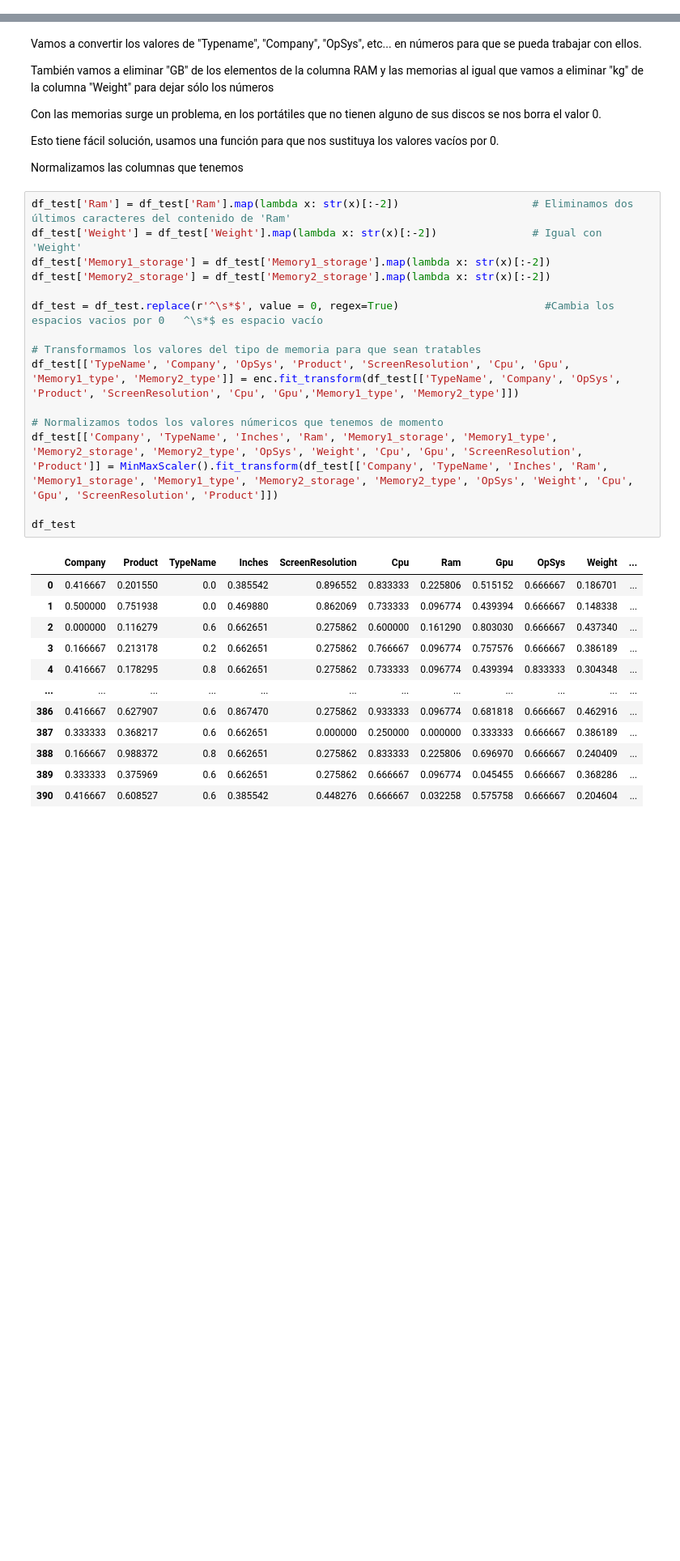
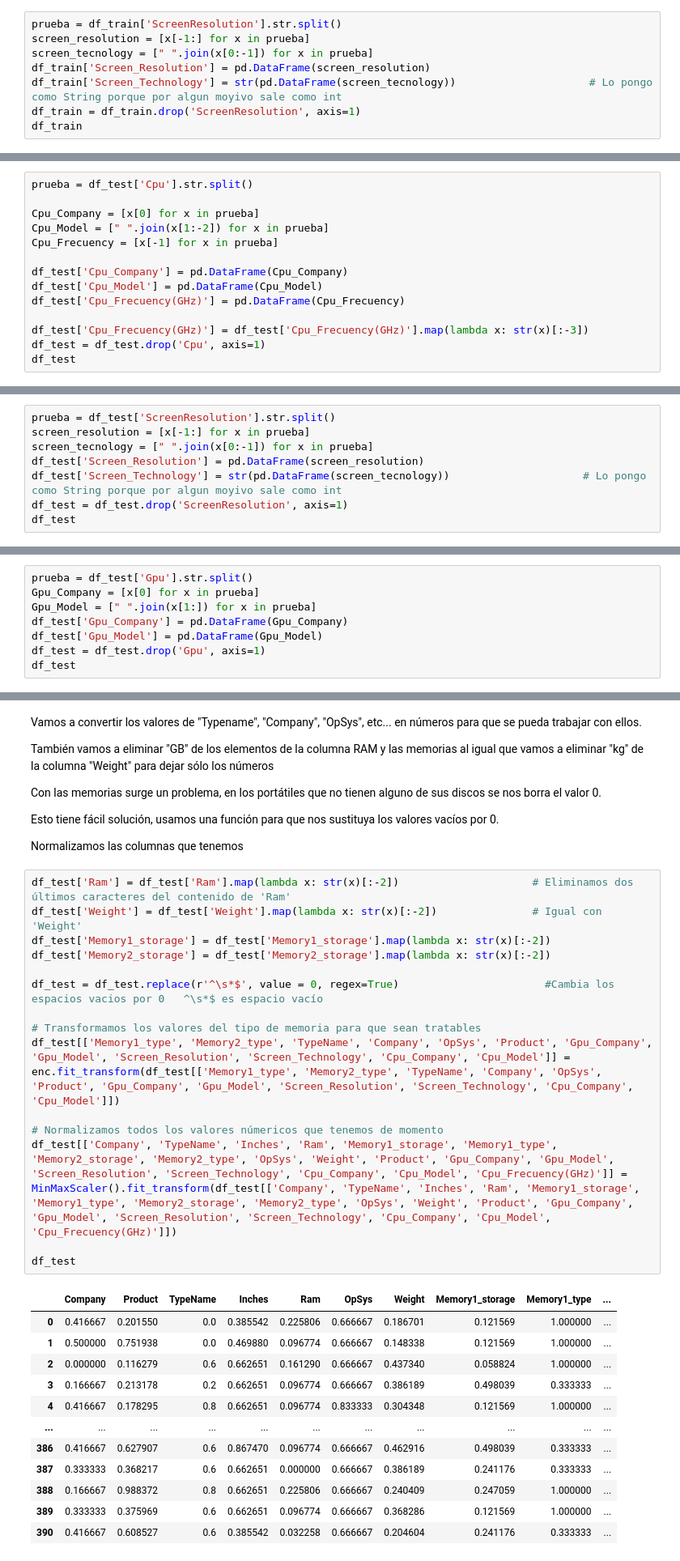
Before and after one commit to w-dan/ML-practica1, a Jupyter notebook: train_test.ipynb, the cells around one changed output, grey strips where cells are left out. Shown: that part at 81% size. Saved outputs shown, nothing was run; the diff lists cells and outputs as text; blank space fills up the shorter version.

```diff
--- a/train_test.ipynb
+++ b/train_test.ipynb
@@ -139,0 +189,8 @@ Esto tiene fácil solución, usamos una función para que nos sustituya los valo
+# %%
+prueba = df_train['ScreenResolution'].str.split()
+screen_resolution = [x[-1:] for x in prueba]
+screen_tecnology = [" ".join(x[0:-1]) for x in prueba]
+df_train['Screen_Resolution'] = pd.DataFrame(screen_resolution)
+df_train['Screen_Technology'] = str(pd.DataFrame(screen_tecnology))                     # Lo pongo como String porque por algun moyivo sale como int
+df_train = df_train.drop('ScreenResolution', axis=1)
+df_train
@@ -379,0 +384,14 @@ df_test
+# %%
+prueba = df_test['Cpu'].str.split()
+
+Cpu_Company = [x[0] for x in prueba]
+Cpu_Model = [" ".join(x[1:-2]) for x in prueba]
+Cpu_Frecuency = [x[-1] for x in prueba]
+
+df_test['Cpu_Company'] = pd.DataFrame(Cpu_Company)
+df_test['Cpu_Model'] = pd.DataFrame(Cpu_Model)
+df_test['Cpu_Frecuency(GHz)'] = pd.DataFrame(Cpu_Frecuency)
+
+df_test['Cpu_Frecuency(GHz)'] = df_test['Cpu_Frecuency(GHz)'].map(lambda x: str(x)[:-3])
+df_test = df_test.drop('Cpu', axis=1)
+df_test
@@ -379,0 +414,8 @@ df_test
+# %%
+prueba = df_test['ScreenResolution'].str.split()
+screen_resolution = [x[-1:] for x in prueba]
+screen_tecnology = [" ".join(x[0:-1]) for x in prueba]
+df_test['Screen_Resolution'] = pd.DataFrame(screen_resolution)
+df_test['Screen_Technology'] = str(pd.DataFrame(screen_tecnology))                     # Lo pongo como String porque por algun moyivo sale como int
+df_test = df_test.drop('ScreenResolution', axis=1)
+df_test
@@ -379,0 +438,8 @@ df_test
+# %%
+prueba = df_test['Gpu'].str.split()
+Gpu_Company = [x[0] for x in prueba]
+Gpu_Model = [" ".join(x[1:]) for x in prueba]
+df_test['Gpu_Company'] = pd.DataFrame(Gpu_Company)
+df_test['Gpu_Model'] = pd.DataFrame(Gpu_Model)
+df_test = df_test.drop('Gpu', axis=1)
+df_test
@@ -394,28 +474,28 @@ Normalizamos las columnas que tenemos
 # %%
 df_test['Ram'] = df_test['Ram'].map(lambda x: str(x)[:-2])                     # Eliminamos dos últimos caracteres del contenido de 'Ram'
 df_test['Weight'] = df_test['Weight'].map(lambda x: str(x)[:-2])               # Igual con 'Weight'
 df_test['Memory1_storage'] = df_test['Memory1_storage'].map(lambda x: str(x)[:-2])
 df_test['Memory2_storage'] = df_test['Memory2_storage'].map(lambda x: str(x)[:-2])
 
 df_test = df_test.replace(r'^\s*$', value = 0, regex=True)                       #Cambia los espacios vacios por 0   ^\s*$ es espacio vacío
 
 # Transformamos los valores del tipo de memoria para que sean tratables
-df_test[['TypeName', 'Company', 'OpSys', 'Product', 'ScreenResolution', 'Cpu', 'Gpu', 'Memory1_type', 'Memory2_type']] = enc.fit_transform(df_test[['TypeName', 'Company', 'OpSys', 'Product', 'ScreenResolution', 'Cpu', 'Gpu','Memory1_type', 'Memory2_type']])
+df_test[['Memory1_type', 'Memory2_type', 'TypeName', 'Company', 'OpSys', 'Product', 'Gpu_Company', 'Gpu_Model', 'Screen_Resolution', 'Screen_Technology', 'Cpu_Company', 'Cpu_Model']] = enc.fit_transform(df_test[['Memory1_type', 'Memory2_type', 'TypeName', 'Company', 'OpSys', 'Product', 'Gpu_Company', 'Gpu_Model', 'Screen_Resolution', 'Screen_Technology', 'Cpu_Company', 'Cpu_Model']])
 
 # Normalizamos todos los valores númericos que tenemos de momento
-df_test[['Company', 'TypeName', 'Inches', 'Ram', 'Memory1_storage', 'Memory1_type', 'Memory2_storage', 'Memory2_type', 'OpSys', 'Weight', 'Cpu', 'Gpu', 'ScreenResolution', 'Product']] = MinMaxScaler().fit_transform(df_test[['Company', 'TypeName', 'Inches', 'Ram', 'Memory1_storage', 'Memory1_type', 'Memory2_storage', 'Memory2_type', 'OpSys', 'Weight', 'Cpu', 'Gpu', 'ScreenResolution', 'Product']])
+df_test[['Company', 'TypeName', 'Inches', 'Ram', 'Memory1_storage', 'Memory1_type', 'Memory2_storage', 'Memory2_type', 'OpSys', 'Weight', 'Product', 'Gpu_Company', 'Gpu_Model', 'Screen_Resolution', 'Screen_Technology', 'Cpu_Company', 'Cpu_Model', 'Cpu_Frecuency(GHz)']] = MinMaxScaler().fit_transform(df_test[['Company', 'TypeName', 'Inches', 'Ram', 'Memory1_storage', 'Memory1_type', 'Memory2_storage', 'Memory2_type', 'OpSys', 'Weight', 'Product', 'Gpu_Company', 'Gpu_Model', 'Screen_Resolution', 'Screen_Technology', 'Cpu_Company', 'Cpu_Model', 'Cpu_Frecuency(GHz)']])
 
 df_test
 # %% [output]
-|  | Company | Product | TypeName | Inches | ScreenResolution | Cpu | Ram | Gpu | OpSys | Weight | ... |
-| 0 | 0.416667 | 0.201550 | 0.0 | 0.385542 | 0.896552 | 0.833333 | 0.225806 | 0.515152 | 0.666667 | 0.186701 | ... |
-| 1 | 0.500000 | 0.751938 | 0.0 | 0.469880 | 0.862069 | 0.733333 | 0.096774 | 0.439394 | 0.666667 | 0.148338 | ... |
-| 2 | 0.000000 | 0.116279 | 0.6 | 0.662651 | 0.275862 | 0.600000 | 0.161290 | 0.803030 | 0.666667 | 0.437340 | ... |
-| 3 | 0.166667 | 0.213178 | 0.2 | 0.662651 | 0.275862 | 0.766667 | 0.096774 | 0.757576 | 0.666667 | 0.386189 | ... |
-| 4 | 0.416667 | 0.178295 | 0.8 | 0.662651 | 0.275862 | 0.733333 | 0.096774 | 0.439394 | 0.833333 | 0.304348 | ... |
-| ... | ... | ... | ... | ... | ... | ... | ... | ... | ... | ... | ... |
-| 386 | 0.416667 | 0.627907 | 0.6 | 0.867470 | 0.275862 | 0.933333 | 0.096774 | 0.681818 | 0.666667 | 0.462916 | ... |
-| 387 | 0.333333 | 0.368217 | 0.6 | 0.662651 | 0.000000 | 0.250000 | 0.000000 | 0.333333 | 0.666667 | 0.386189 | ... |
-| 388 | 0.166667 | 0.988372 | 0.8 | 0.662651 | 0.275862 | 0.833333 | 0.225806 | 0.696970 | 0.666667 | 0.240409 | ... |
-| 389 | 0.333333 | 0.375969 | 0.6 | 0.662651 | 0.275862 | 0.666667 | 0.096774 | 0.045455 | 0.666667 | 0.368286 | ... |
-| 390 | 0.416667 | 0.608527 | 0.6 | 0.385542 | 0.448276 | 0.666667 | 0.032258 | 0.575758 | 0.666667 | 0.204604 | ... |
+|  | Company | Product | TypeName | Inches | Ram | OpSys | Weight | Memory1_storage | Memory1_type | ... |
+| 0 | 0.416667 | 0.201550 | 0.0 | 0.385542 | 0.225806 | 0.666667 | 0.186701 | 0.121569 | 1.000000 | ... |
+| 1 | 0.500000 | 0.751938 | 0.0 | 0.469880 | 0.096774 | 0.666667 | 0.148338 | 0.121569 | 1.000000 | ... |
+| 2 | 0.000000 | 0.116279 | 0.6 | 0.662651 | 0.161290 | 0.666667 | 0.437340 | 0.058824 | 1.000000 | ... |
+| 3 | 0.166667 | 0.213178 | 0.2 | 0.662651 | 0.096774 | 0.666667 | 0.386189 | 0.498039 | 0.333333 | ... |
+| 4 | 0.416667 | 0.178295 | 0.8 | 0.662651 | 0.096774 | 0.833333 | 0.304348 | 0.121569 | 1.000000 | ... |
+| ... | ... | ... | ... | ... | ... | ... | ... | ... | ... | ... |
+| 386 | 0.416667 | 0.627907 | 0.6 | 0.867470 | 0.096774 | 0.666667 | 0.462916 | 0.498039 | 0.333333 | ... |
+| 387 | 0.333333 | 0.368217 | 0.6 | 0.662651 | 0.000000 | 0.666667 | 0.386189 | 0.241176 | 0.333333 | ... |
+| 388 | 0.166667 | 0.988372 | 0.8 | 0.662651 | 0.225806 | 0.666667 | 0.240409 | 0.247059 | 1.000000 | ... |
+| 389 | 0.333333 | 0.375969 | 0.6 | 0.662651 | 0.096774 | 0.666667 | 0.368286 | 0.121569 | 1.000000 | ... |
+| 390 | 0.416667 | 0.608527 | 0.6 | 0.385542 | 0.032258 | 0.666667 | 0.204604 | 0.241176 | 0.333333 | ... |
```
Also changed, not shown: parts of 40 cells of this notebook.
